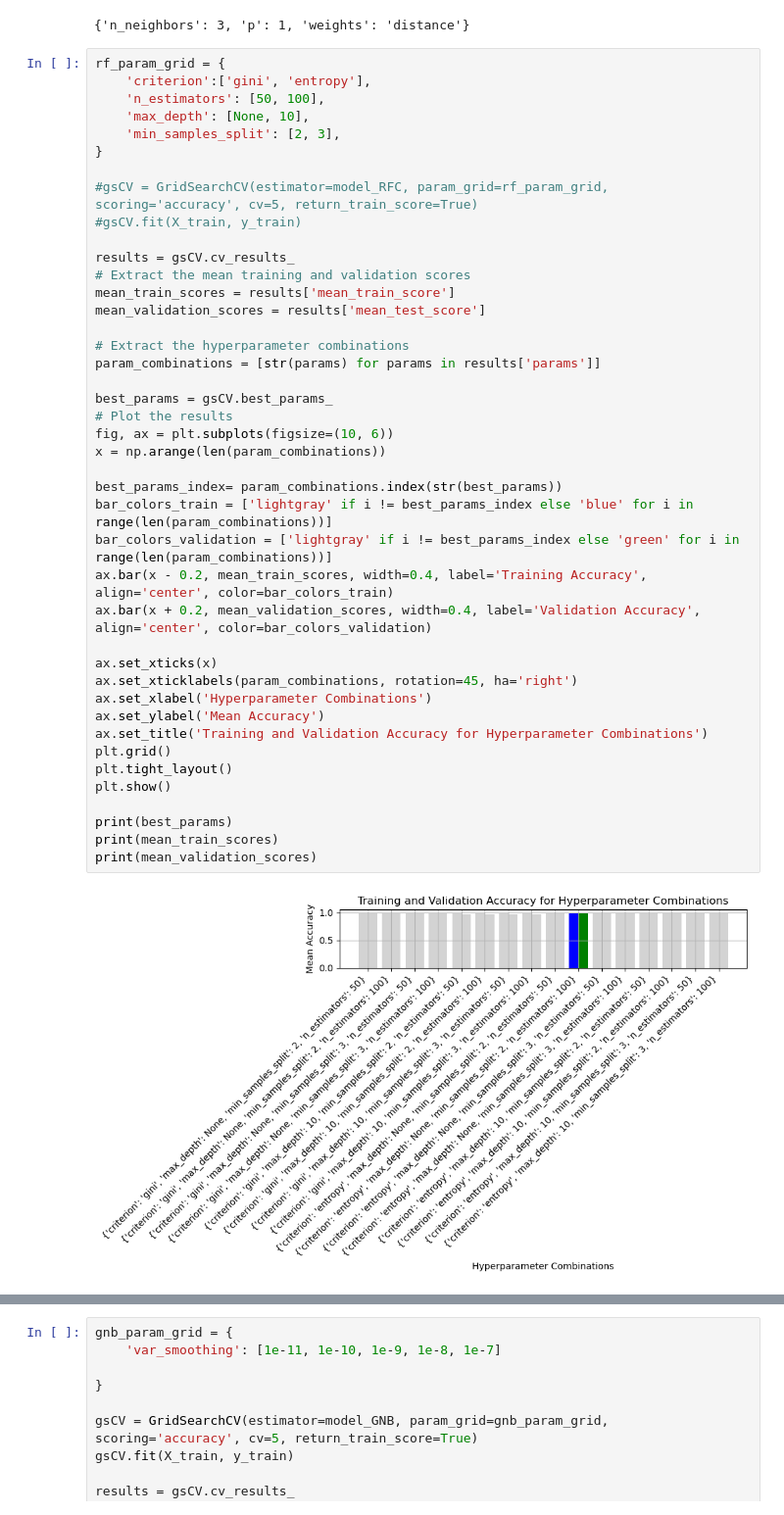
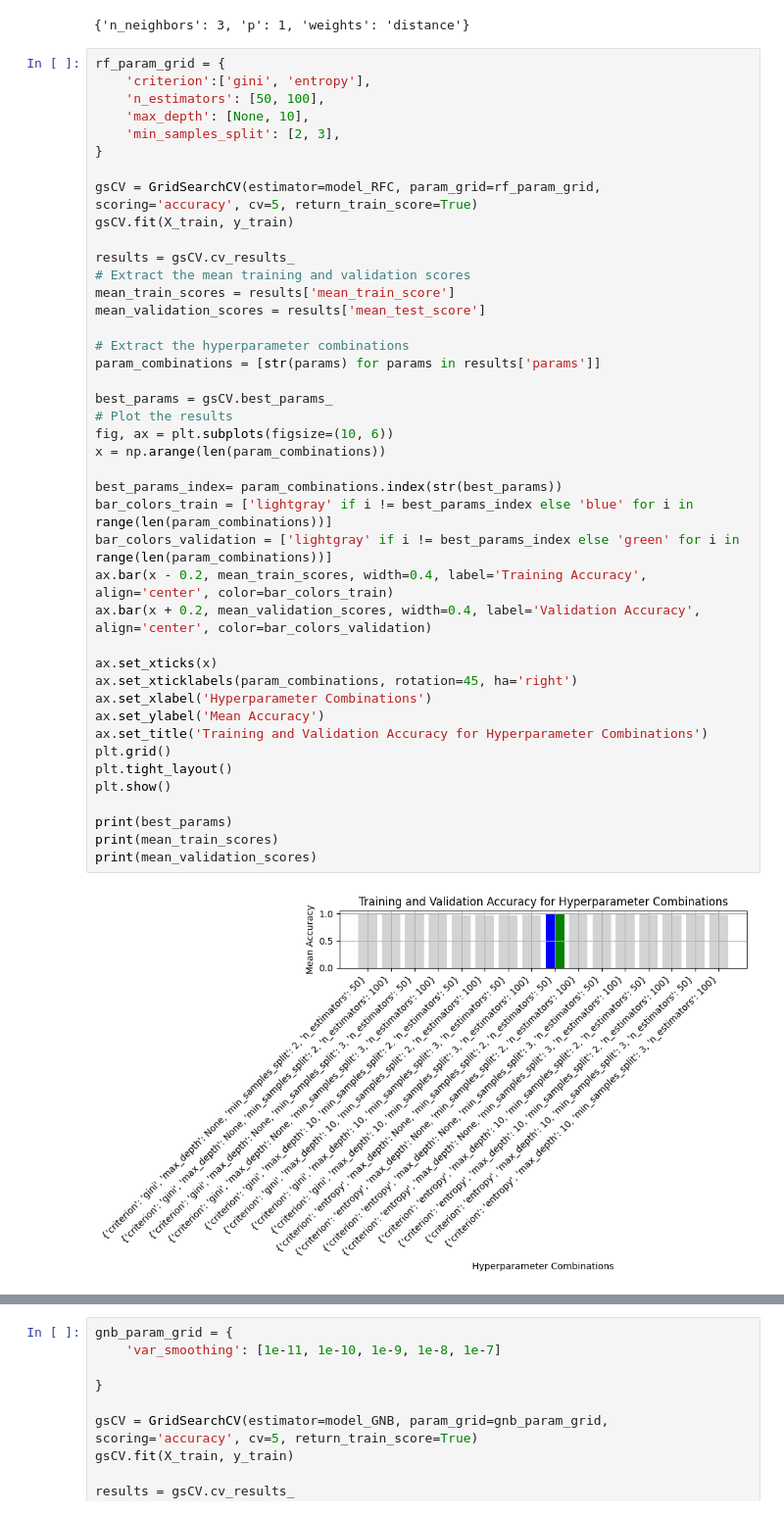
Before and after one commit to federicomirra01/DDoS_analysis_project, a Jupyter notebook: Section_2.ipynb, the cells around one changed output, grey strips where cells are left out. Shown at 98% size. Cells and saved outputs as stored; diff of their text form.

```diff
--- a/Section_2.ipynb
+++ b/Section_2.ipynb
@@ -215,39 +215,39 @@ rf_param_grid = {
     'min_samples_split': [2, 3],
 }
 
-#gsCV = GridSearchCV(estimator=model_RFC, param_grid=rf_param_grid, scoring='accuracy', cv=5, return_train_score=True)
-#gsCV.fit(X_train, y_train)
+gsCV = GridSearchCV(estimator=model_RFC, param_grid=rf_param_grid, scoring='accuracy', cv=5, return_train_score=True)
+gsCV.fit(X_train, y_train)
 
 results = gsCV.cv_results_
 # Extract the mean training and validation scores
 mean_train_scores = results['mean_train_score']
 mean_validation_scores = results['mean_test_score']
 
 # Extract the hyperparameter combinations
 param_combinations = [str(params) for params in results['params']]
 
 best_params = gsCV.best_params_
 # Plot the results
 fig, ax = plt.subplots(figsize=(10, 6))
 x = np.arange(len(param_combinations))
 
 best_params_index= param_combinations.index(str(best_params))
 bar_colors_train = ['lightgray' if i != best_params_index else 'blue' for i in range(len(param_combinations))]
 bar_colors_validation = ['lightgray' if i != best_params_index else 'green' for i in range(len(param_combinations))]
 ax.bar(x - 0.2, mean_train_scores, width=0.4, label='Training Accuracy', align='center', color=bar_colors_train)
 ax.bar(x + 0.2, mean_validation_scores, width=0.4, label='Validation Accuracy', align='center', color=bar_colors_validation)
 
 ax.set_xticks(x)
 ax.set_xticklabels(param_combinations, rotation=45, ha='right')
 ax.set_xlabel('Hyperparameter Combinations')
 ax.set_ylabel('Mean Accuracy')
 ax.set_title('Training and Validation Accuracy for Hyperparameter Combinations')
 plt.grid()
 plt.tight_layout()
 plt.show()
 
 print(best_params)
 print(mean_train_scores)
 print(mean_validation_scores)
 # %% [output]
-[figure, old version]
+[figure, new version]
```
Also changed, not shown: parts of 4 cells of this notebook, 1 other file.
